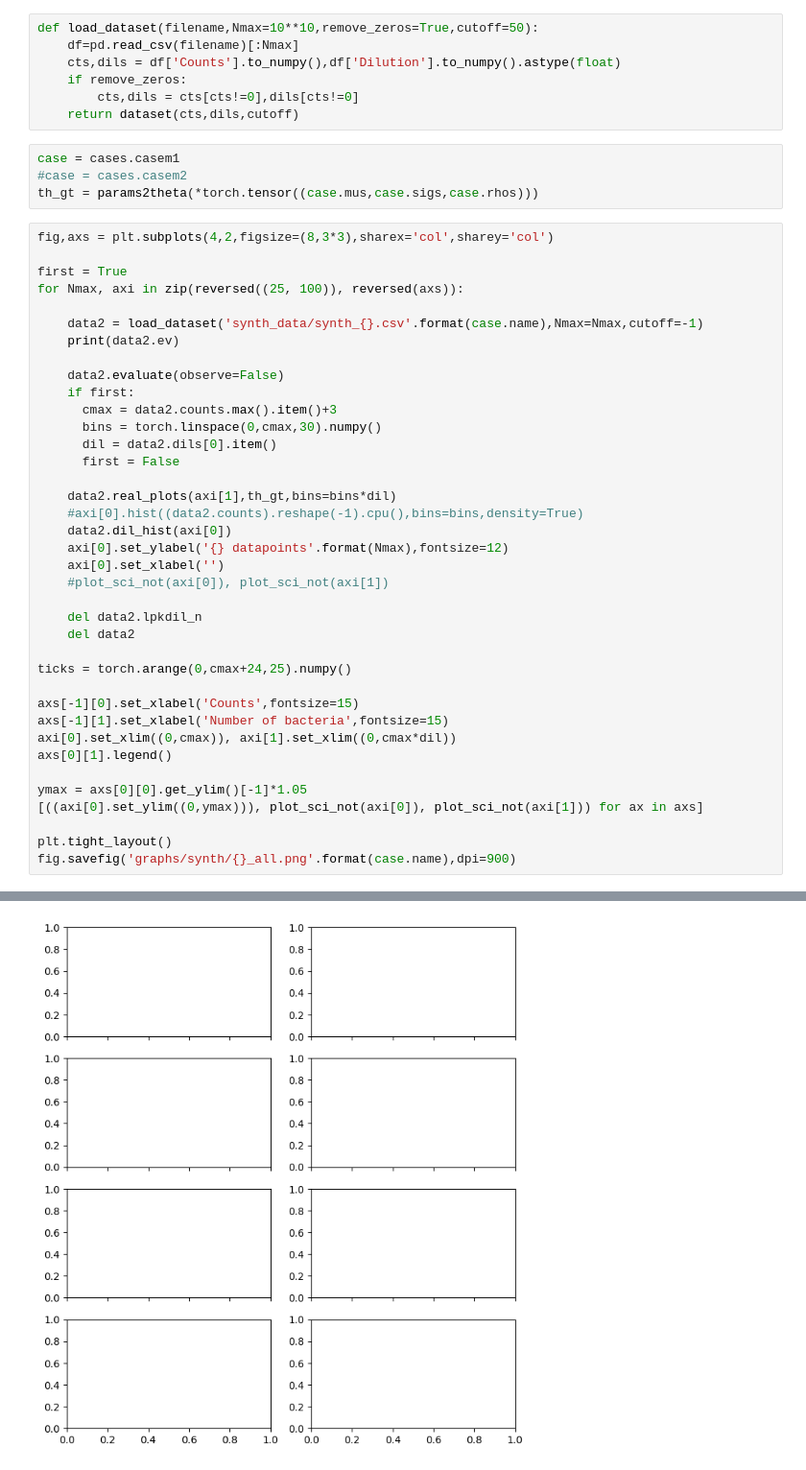
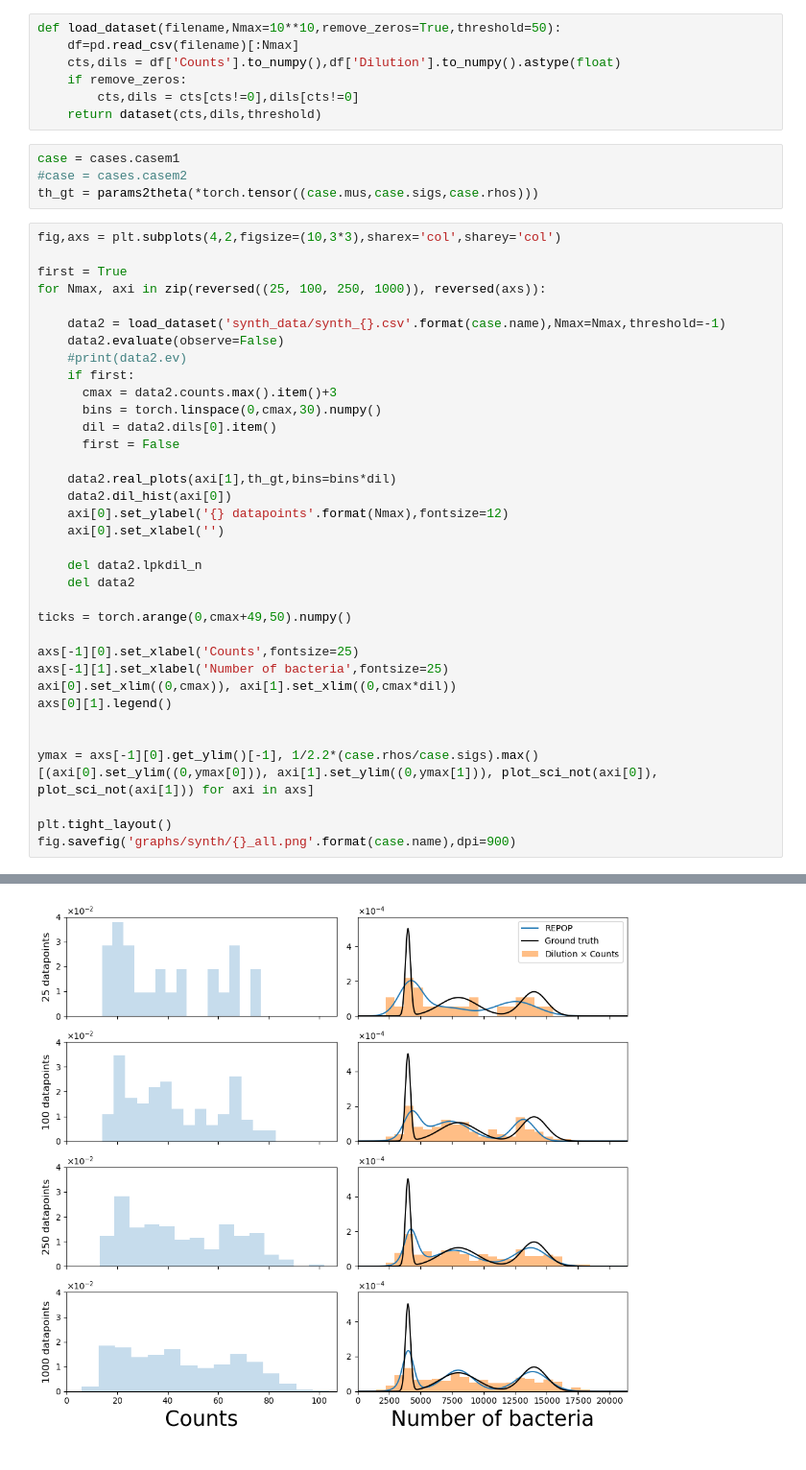
Before and after one commit to PessoaP/REPOP, a Jupyter notebook: Fig2_numbering.ipynb, the cells around one changed output, grey strips where cells are left out. Shown at 96% size. Drawn from its saved outputs; the diff is of its cells as text.

Commit message:
threshold

```diff
--- a/Fig2_numbering.ipynb
+++ b/Fig2_numbering.ipynb
@@ -5,26 +5,25 @@ import pandas as pd
 from matplotlib import pyplot as plt
 from synth_data import cases
 # %%
-def load_dataset(filename,Nmax=10**10,remove_zeros=True,cutoff=50):
+def load_dataset(filename,Nmax=10**10,remove_zeros=True,threshold=50):
     df=pd.read_csv(filename)[:Nmax]
     cts,dils = df['Counts'].to_numpy(),df['Dilution'].to_numpy().astype(float)
     if remove_zeros:
         cts,dils = cts[cts!=0],dils[cts!=0]
-    return dataset(cts,dils,cutoff)
+    return dataset(cts,dils,threshold)
 # %%
 case = cases.casem1
 #case = cases.casem2
 th_gt = params2theta(*torch.tensor((case.mus,case.sigs,case.rhos)))
 # %%
-fig,axs = plt.subplots(4,2,figsize=(8,3*3),sharex='col',sharey='col')
+fig,axs = plt.subplots(4,2,figsize=(10,3*3),sharex='col',sharey='col')
 
 first = True
-for Nmax, axi in zip(reversed((25, 100)), reversed(axs)):
+for Nmax, axi in zip(reversed((25, 100, 250, 1000)), reversed(axs)):
 
-    data2 = load_dataset('synth_data/synth_{}.csv'.format(case.name),Nmax=Nmax,cutoff=-1)
-    print(data2.ev)
-
+    data2 = load_dataset('synth_data/synth_{}.csv'.format(case.name),Nmax=Nmax,threshold=-1)
     data2.evaluate(observe=False)
+    #print(data2.ev)
     if first:
       cmax = data2.counts.max().item()+3
       bins = torch.linspace(0,cmax,30).numpy()
@@ -32,24 +31,23 @@ for Nmax, axi in zip(reversed((25, 100)), reversed(axs)):
       first = False
 
     data2.real_plots(axi[1],th_gt,bins=bins*dil)
-    #axi[0].hist((data2.counts).reshape(-1).cpu(),bins=bins,density=True)
     data2.dil_hist(axi[0])
     axi[0].set_ylabel('{} datapoints'.format(Nmax),fontsize=12)
     axi[0].set_xlabel('')
-    #plot_sci_not(axi[0]), plot_sci_not(axi[1])
 
     del data2.lpkdil_n
     del data2
 
-ticks = torch.arange(0,cmax+24,25).numpy()
+ticks = torch.arange(0,cmax+49,50).numpy()
 
-axs[-1][0].set_xlabel('Counts',fontsize=15)
-axs[-1][1].set_xlabel('Number of bacteria',fontsize=15)
+axs[-1][0].set_xlabel('Counts',fontsize=25)
+axs[-1][1].set_xlabel('Number of bacteria',fontsize=25)
 axi[0].set_xlim((0,cmax)), axi[1].set_xlim((0,cmax*dil))
 axs[0][1].legend()
 
-ymax = axs[0][0].get_ylim()[-1]*1.05
-[((axi[0].set_ylim((0,ymax))), plot_sci_not(axi[0]), plot_sci_not(axi[1])) for ax in axs]
+
+ymax = axs[-1][0].get_ylim()[-1], 1/2.2*(case.rhos/case.sigs).max()
+[(axi[0].set_ylim((0,ymax[0])), axi[1].set_ylim((0,ymax[1])), plot_sci_not(axi[0]), plot_sci_not(axi[1])) for axi in axs]
 
 plt.tight_layout()
 fig.savefig('graphs/synth/{}_all.png'.format(case.name),dpi=900)
@@ -59,2 +59,2 @@ KeyboardInterrupt:
-[figure, old version]
+[figure, new version]
 # %%
```
Also changed, not shown: parts of 2 cells of this notebook, 4 other files.
